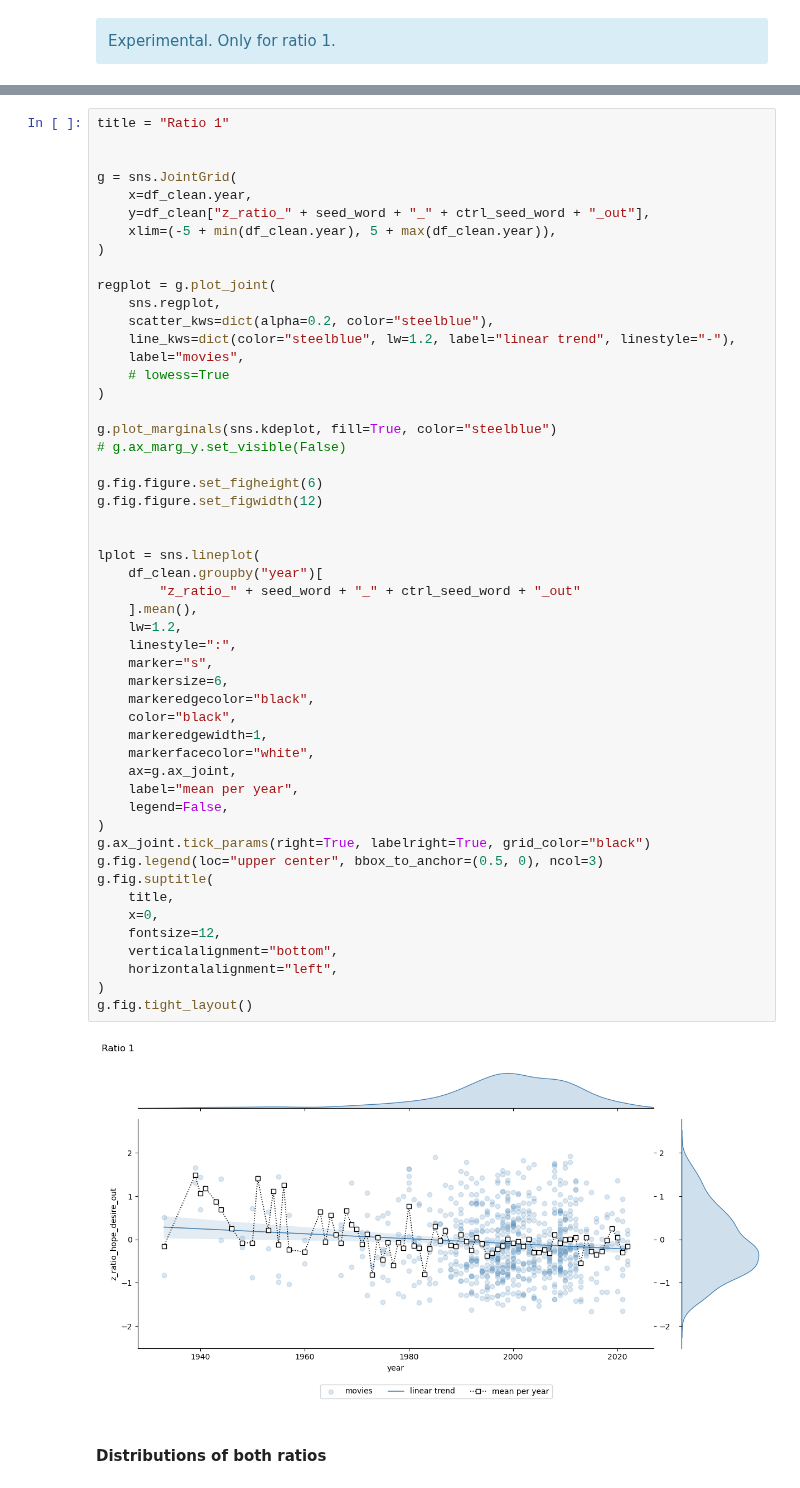
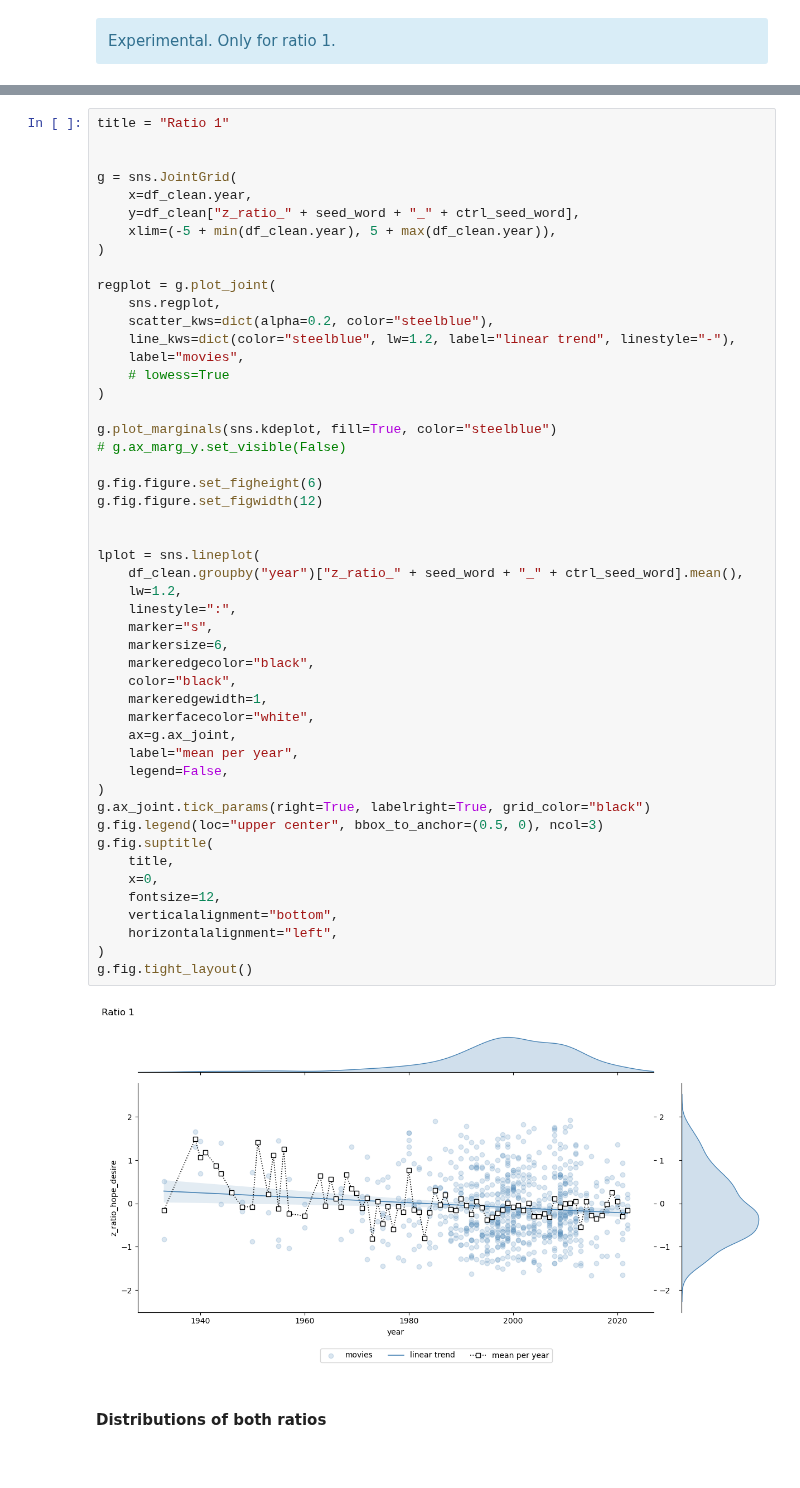
Before and after one commit to dominikpegler/computational-social-sciences, a Jupyter notebook: assignments/Assignment 3 - Diachronic analysis of movie dialogues.ipynb, the cells around one changed output, grey strips where cells are left out. Drawn from its saved outputs; the diff is of its cells as text.

```diff
--- a/assignments/Assignment 3 - Diachronic analysis of movie dialogues.ipynb
+++ b/assignments/Assignment 3 - Diachronic analysis of movie dialogues.ipynb
@@ -894,7 +901,7 @@ title = "Ratio 1"
 
 g = sns.JointGrid(
     x=df_clean.year,
-    y=df_clean["z_ratio_" + seed_word + "_" + ctrl_seed_word + "_out"],
+    y=df_clean["z_ratio_" + seed_word + "_" + ctrl_seed_word],
     xlim=(-5 + min(df_clean.year), 5 + max(df_clean.year)),
 )
 
@@ -910,37 +917,35 @@ g.plot_marginals(sns.kdeplot, fill=True, color="steelblue")
 # g.ax_marg_y.set_visible(False)
 
 g.fig.figure.set_figheight(6)
 g.fig.figure.set_figwidth(12)
 
 
 lplot = sns.lineplot(
-    df_clean.groupby("year")[
-        "z_ratio_" + seed_word + "_" + ctrl_seed_word + "_out"
-    ].mean(),
+    df_clean.groupby("year")["z_ratio_" + seed_word + "_" + ctrl_seed_word].mean(),
     lw=1.2,
     linestyle=":",
     marker="s",
     markersize=6,
     markeredgecolor="black",
     color="black",
     markeredgewidth=1,
     markerfacecolor="white",
     ax=g.ax_joint,
     label="mean per year",
     legend=False,
 )
 g.ax_joint.tick_params(right=True, labelright=True, grid_color="black")
 g.fig.legend(loc="upper center", bbox_to_anchor=(0.5, 0), ncol=3)
 g.fig.suptitle(
     title,
     x=0,
     fontsize=12,
     verticalalignment="bottom",
     horizontalalignment="left",
 )
 g.fig.tight_layout()
 # %% [output]
-[figure, old version]
+[figure, new version]
 # %% [markdown]
 #### Distributions of both ratios
 # %%
```
Also changed, not shown: parts of 7 cells of this notebook.
